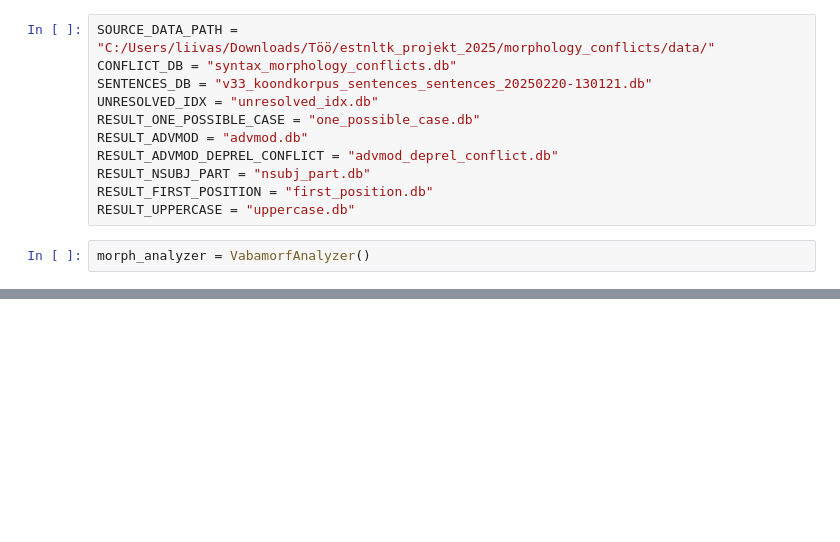
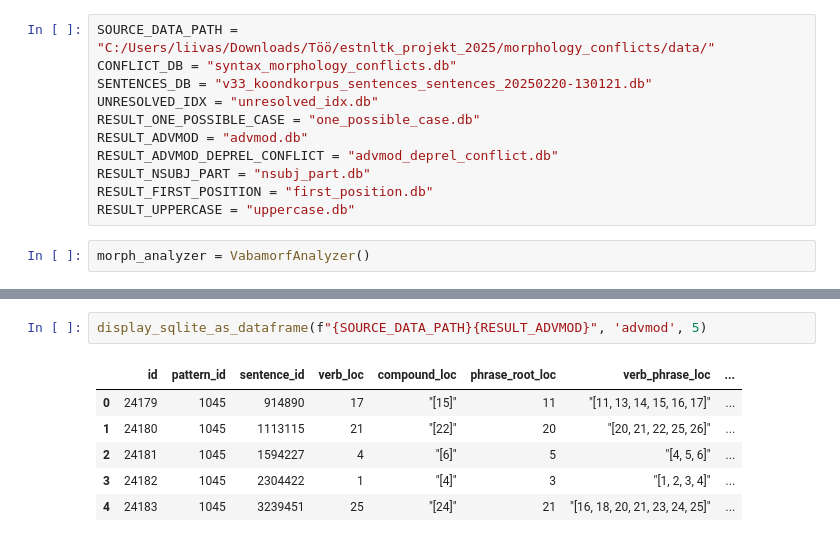
Before and after one commit to estnltk/syntax_experiments, a Jupyter notebook: workflows/004_analysis_of_known_verb_rection_patterns/005_categorizing_syntax_morphology_conflicts/konfliktid_kategooriatesse.ipynb, the cells around one changed output, grey strips where cells are left out. Cells and saved outputs as stored; diff of their text form; blank space fills up the shorter version.

```diff
--- a/workflows/004_analysis_of_known_verb_rection_patterns/005_categorizing_syntax_morphology_conflicts/konfliktid_kategooriatesse.ipynb
+++ b/workflows/004_analysis_of_known_verb_rection_patterns/005_categorizing_syntax_morphology_conflicts/konfliktid_kategooriatesse.ipynb
@@ -263,6 +298,15 @@ cur.execute("""
 """)
 
 con.close()
+# %%
+display_sqlite_as_dataframe(f"{SOURCE_DATA_PATH}{RESULT_ADVMOD}", 'advmod', 5)
+# %% [output]
+|  | id | pattern_id | sentence_id | verb_loc | compound_loc | phrase_root_loc | verb_phrase_loc | ... |
+| 0 | 24179 | 1045 | 914890 | 17 | "[15]" | 11 | "[11, 13, 14, 15, 16, 17]" | ... |
+| 1 | 24180 | 1045 | 1113115 | 21 | "[22]" | 20 | "[20, 21, 22, 25, 26]" | ... |
+| 2 | 24181 | 1045 | 1594227 | 4 | "[6]" | 5 | "[4, 5, 6]" | ... |
+| 3 | 24182 | 1045 | 2304422 | 1 | "[4]" | 3 | "[1, 2, 3, 4]" | ... |
+| 4 | 24183 | 1045 | 3239451 | 25 | "[24]" | 21 | "[16, 18, 20, 21, 23, 24, 25]" | ... |
 # %%
 # Kolmandaks juhud, kus juursõna käitub kui määrus, aga deprel pole advmod/advcl
 con = sqlite3.connect(f"{SOURCE_DATA_PATH}{CONFLICT_DB}")
```
Also changed, not shown: parts of 22 cells of this notebook.
